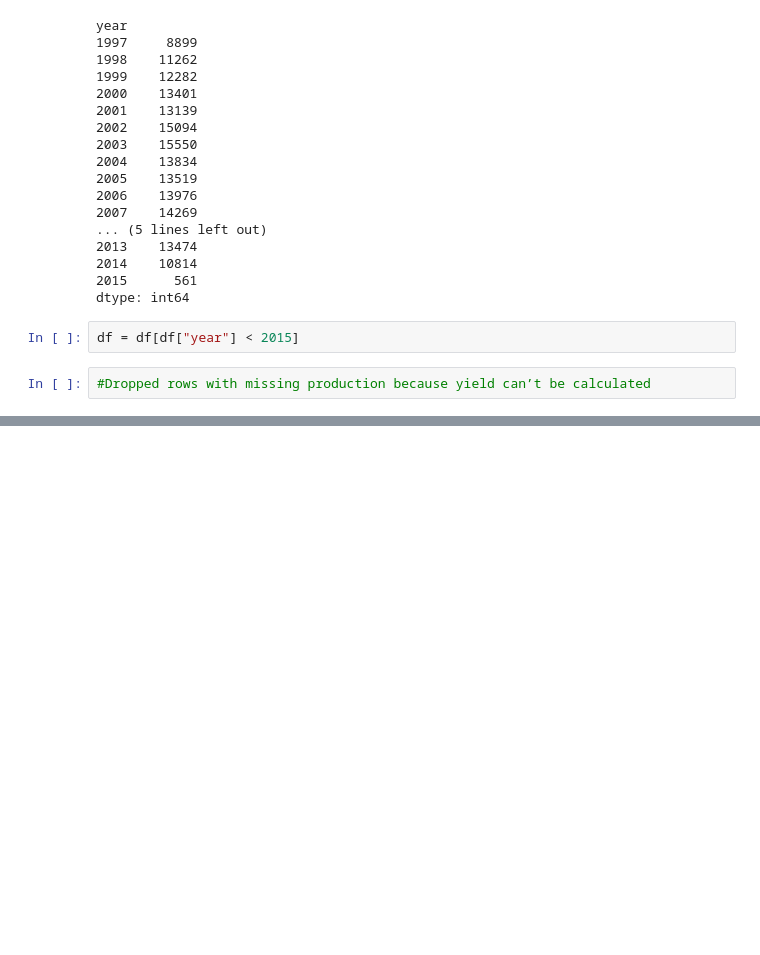
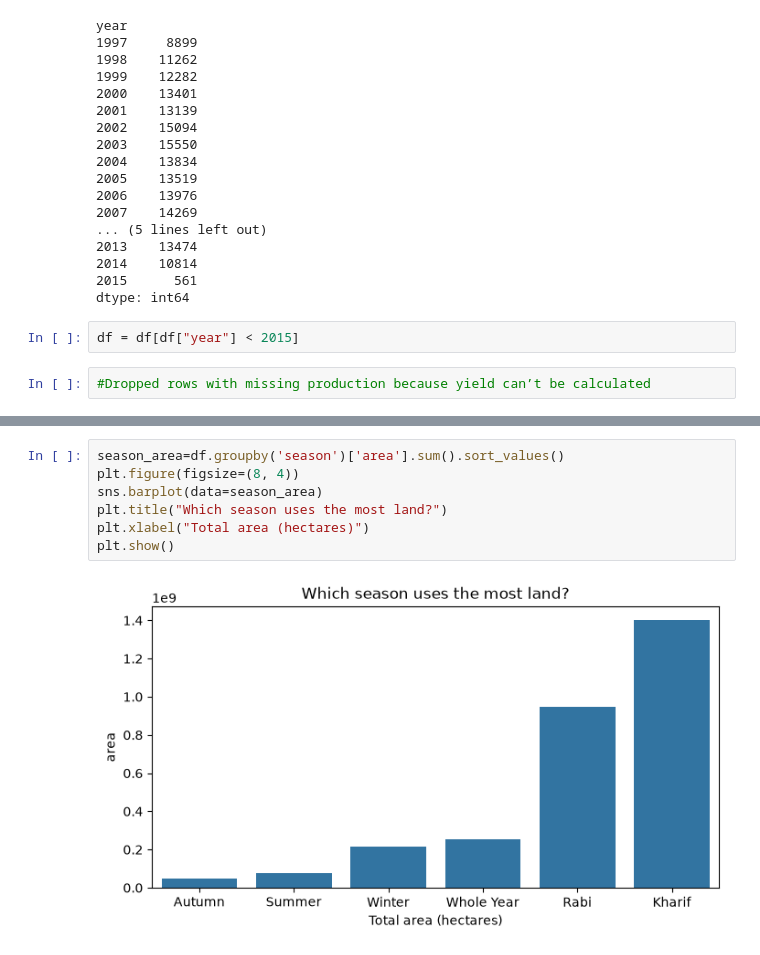
Before and after one commit to Madhavan1215/india-crop-edu_dataClean-vis, a Jupyter notebook: notebooks/eda.ipynb, the cells around one changed output, grey strips where cells are left out. Cells and saved outputs as stored; diff of their text form; blank space fills up the shorter version.

```diff
--- a/notebooks/eda.ipynb
+++ b/notebooks/eda.ipynb
@@ -102,0 +122,9 @@ df = df[df["year"] < 2015]
+# %%
+season_area=df.groupby('season')['area'].sum().sort_values()
+plt.figure(figsize=(8, 4))
+sns.barplot(data=season_area)
+plt.title("Which season uses the most land?")
+plt.xlabel("Total area (hectares)")
+plt.show()
+# %% [output]
+[figure, added]
```
Also changed, not shown: parts of 5 cells of this notebook.
